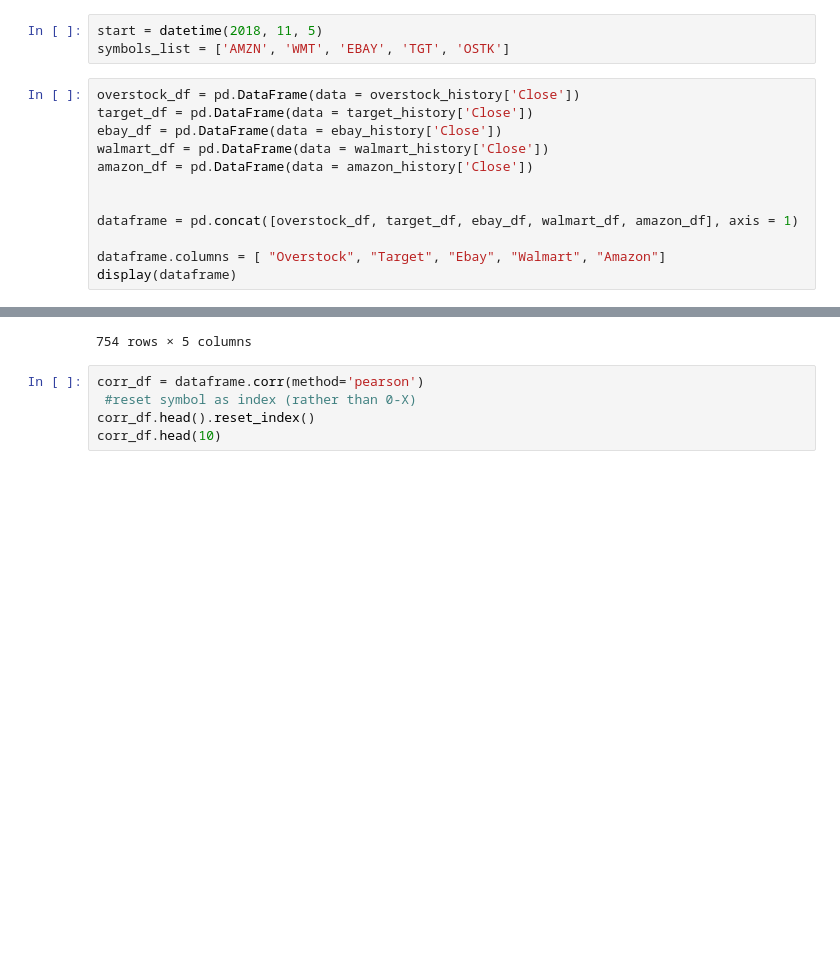
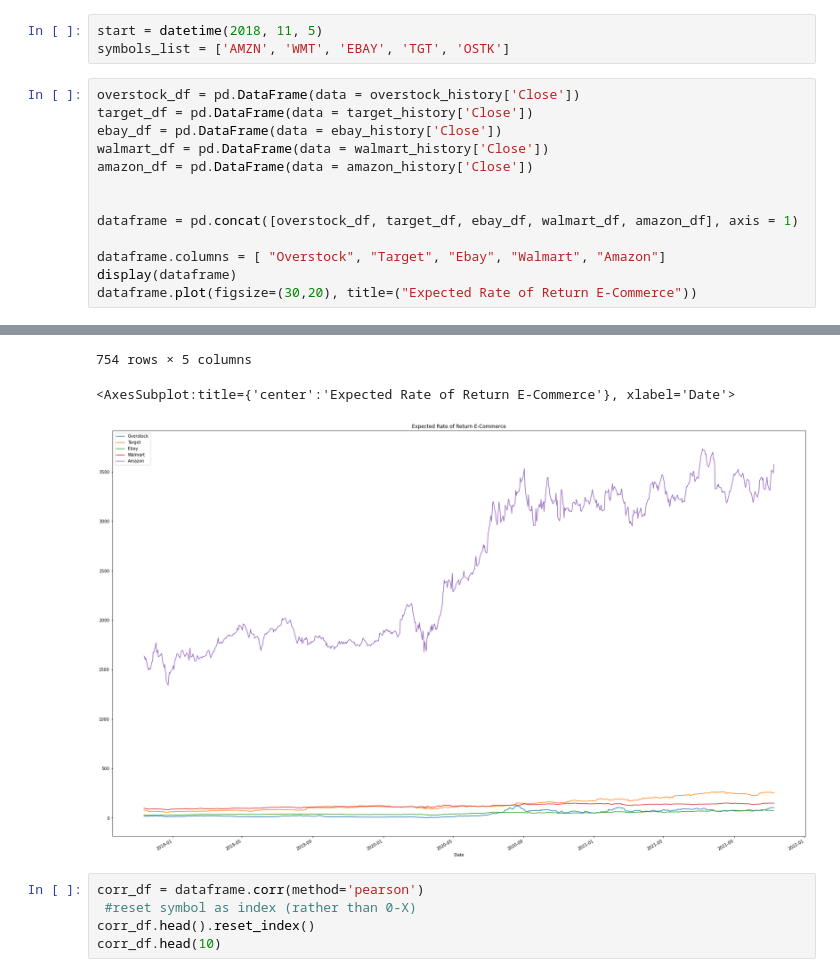
Before and after one commit to jojomani/modern_ecommerce_analysis, a Jupyter notebook: Modern_Variance_Analysis.ipynb, the cells around one changed output, grey strips where cells are left out. Saved outputs shown, nothing was run; the diff lists cells and outputs as text; blank space fills up the shorter version.

Commit message:
adding graph for rate of return

```diff
--- a/Modern_Variance_Analysis.ipynb
+++ b/Modern_Variance_Analysis.ipynb
@@ -388,6 +392,7 @@ dataframe = pd.concat([overstock_df, target_df, ebay_df, walmart_df, amazon_df],
 
 dataframe.columns = [ "Overstock", "Target", "Ebay", "Walmart", "Amazon"]
 display(dataframe)
+dataframe.plot(figsize=(30,20), title=("Expected Rate of Return E-Commerce"))
 # %% [output]
 |  | Overstock | Target | Ebay | Walmart | Amazon |
 | Date |  |  |  |  |  |
@@ -399,10 +404,12 @@ display(dataframe)
 | ... | ... | ... | ... | ... | ... |
 | 2021-11-03 | 104.800003 | 260.410004 | 75.449997 | 150.179993 | 3384.000000 |
 | 2021-11-04 | 104.889999 | 260.440002 | 76.279999 | 151.279999 | 3477.000000 |
 | 2021-11-05 | 104.459999 | 254.270004 | 75.570000 | 150.229996 | 3518.989990 |
 | 2021-11-08 | 105.360001 | 253.330002 | 73.760002 | 149.270004 | 3488.979980 |
 | 2021-11-09 | 101.980003 | 255.160004 | 73.959999 | 149.789993 | 3576.229980 |
 754 rows × 5 columns
+<AxesSubplot:title={'center':'Expected Rate of Return E-Commerce'}, xlabel='Date'>
+[figure, added]
 # %%
 corr_df = dataframe.corr(method='pearson')
  #reset symbol as index (rather than 0-X)
```
Also changed, not shown: parts of 25 cells of this notebook.
